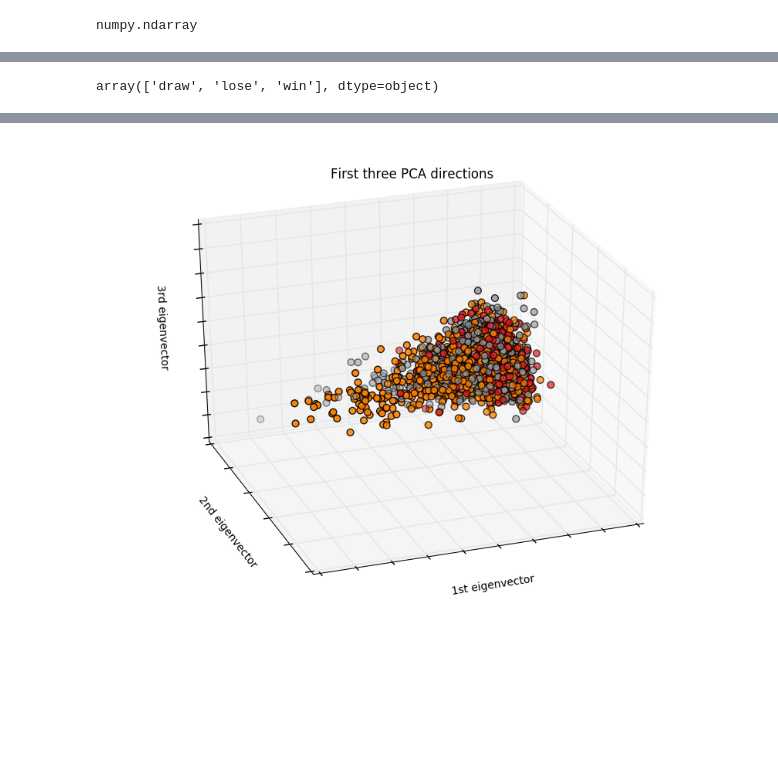
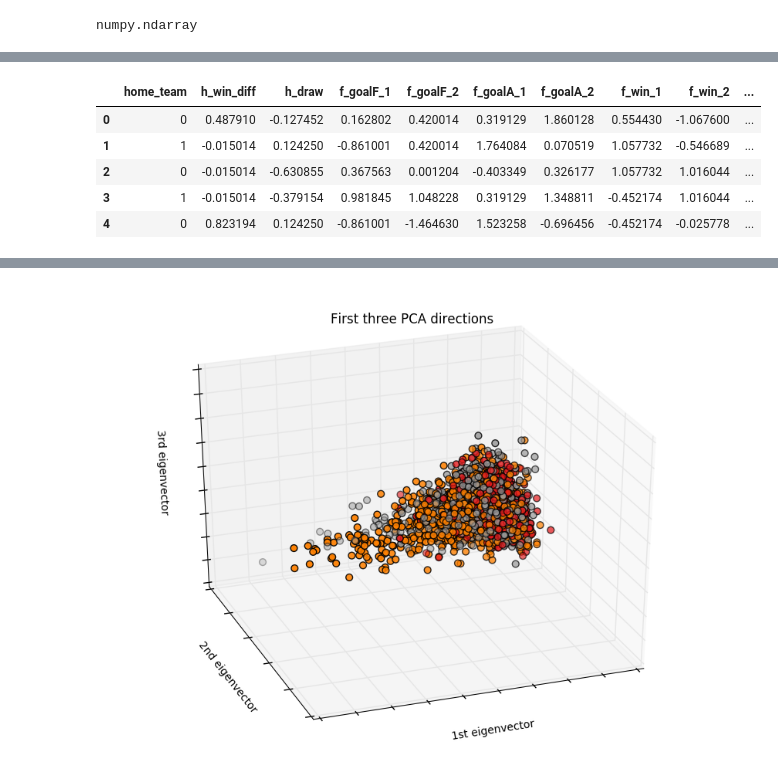
Before and after one commit to mrthlinh/FIFA-World-Cup-Prediction, a Jupyter notebook: EDA.ipynb, the cells around one changed output, grey strips where cells are left out. Drawn from its saved outputs; the diff is of its cells as text; code cells hidden in the pictures; blank space fills up the shorter version.

```diff
--- a/EDA.ipynb
+++ b/EDA.ipynb
@@ -206,4 +216,9 @@ data['result'] = le_result.transform(data['result'])
-# %%
-le_result.inverse_transform([0,1,2])
-# %% [output]
-array(['draw', 'lose', 'win'], dtype=object)
+# %%
+data.head()
+# %% [output]
+|  | home_team | h_win_diff | h_draw | f_goalF_1 | f_goalF_2 | f_goalA_1 | f_goalA_2 | f_win_1 | f_win_2 | ... |
+| 0 | 0 | 0.487910 | -0.127452 | 0.162802 | 0.420014 | 0.319129 | 1.860128 | 0.554430 | -1.067600 | ... |
+| 1 | 1 | -0.015014 | 0.124250 | -0.861001 | 0.420014 | 1.764084 | 0.070519 | 1.057732 | -0.546689 | ... |
+| 2 | 0 | -0.015014 | -0.630855 | 0.367563 | 0.001204 | -0.403349 | 0.326177 | 1.057732 | 1.016044 | ... |
+| 3 | 1 | -0.015014 | -0.379154 | 0.981845 | 1.048228 | 0.319129 | 1.348811 | -0.452174 | 1.016044 | ... |
+| 4 | 0 | 0.823194 | 0.124250 | -0.861001 | -1.464630 | 1.523258 | -0.696456 | -0.452174 | -0.025778 | ... |
```
Also changed, not shown: parts of 12 cells of this notebook, 1 other file.
